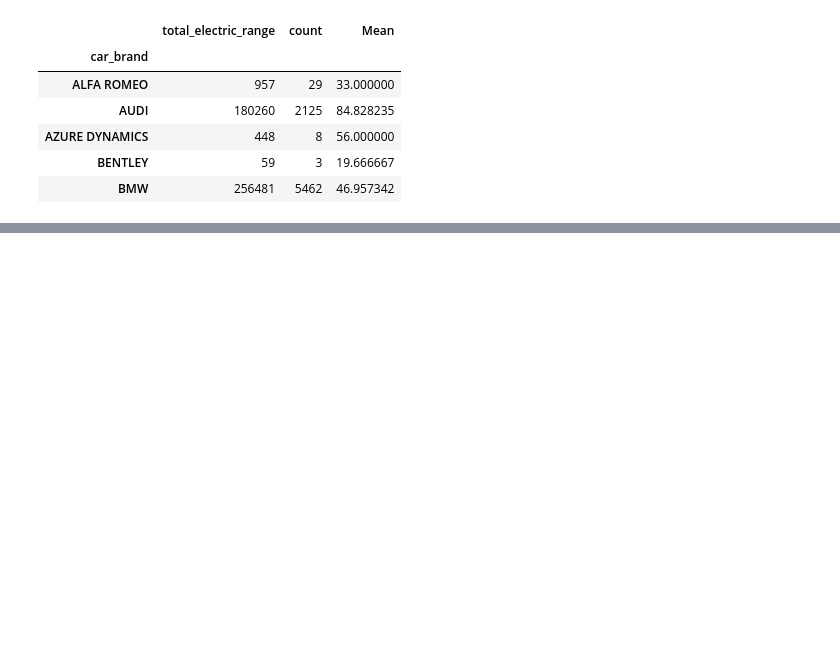
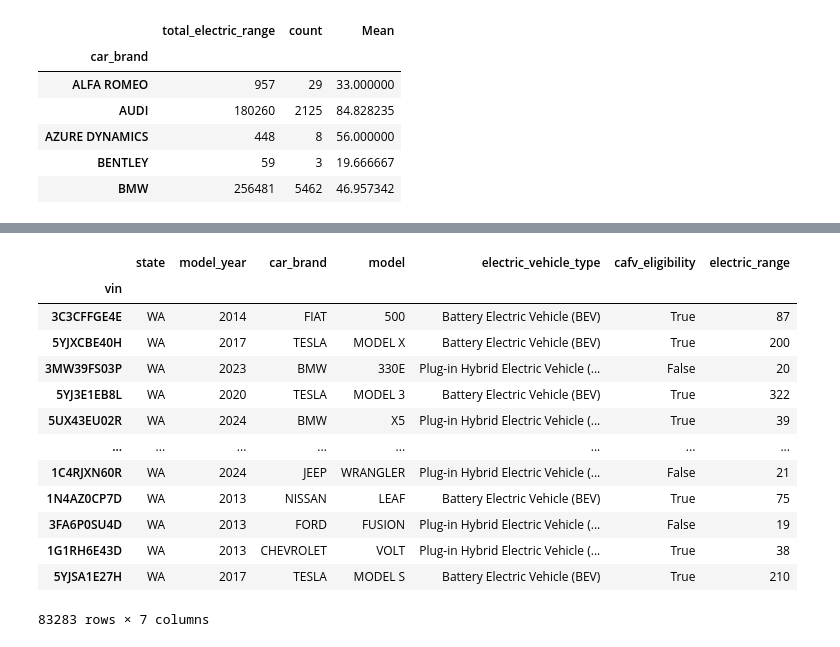
Before and after one commit to Manhatai/Data_Science_Excersises, a Jupyter notebook: Electric_vehicle_population.ipynb, the cells around one changed output, grey strips where cells are left out. Saved outputs shown, nothing was run; the diff lists cells and outputs as text; code cells hidden in the pictures; blank space fills up the shorter version.

```diff
--- a/Electric_vehicle_population.ipynb
+++ b/Electric_vehicle_population.ipynb
@@ -495,0 +528,18 @@ df_agg['Mean'].plot(kind='bar', figsize=(20, 12))
+# %%
+df['cafv_eligibility'] =  df['cafv_eligibility'].astype(bool)
+df
+# %% [output]
+|  | state | model_year | car_brand | model | electric_vehicle_type | cafv_eligibility | electric_range |
+| vin |  |  |  |  |  |  |  |
+| 3C3CFFGE4E | WA | 2014 | FIAT | 500 | Battery Electric Vehicle (BEV) | True | 87 |
+| 5YJXCBE40H | WA | 2017 | TESLA | MODEL X | Battery Electric Vehicle (BEV) | True | 200 |
+| 3MW39FS03P | WA | 2023 | BMW | 330E | Plug-in Hybrid Electric Vehicle (... | False | 20 |
+| 5YJ3E1EB8L | WA | 2020 | TESLA | MODEL 3 | Battery Electric Vehicle (BEV) | True | 322 |
+| 5UX43EU02R | WA | 2024 | BMW | X5 | Plug-in Hybrid Electric Vehicle (... | True | 39 |
+| ... | ... | ... | ... | ... | ... | ... | ... |
+| 1C4RJXN60R | WA | 2024 | JEEP | WRANGLER | Plug-in Hybrid Electric Vehicle (... | False | 21 |
+| 1N4AZ0CP7D | WA | 2013 | NISSAN | LEAF | Battery Electric Vehicle (BEV) | True | 75 |
+| 3FA6P0SU4D | WA | 2013 | FORD | FUSION | Plug-in Hybrid Electric Vehicle (... | False | 19 |
+| 1G1RH6E43D | WA | 2013 | CHEVROLET | VOLT | Plug-in Hybrid Electric Vehicle (... | True | 38 |
+| 5YJSA1E27H | WA | 2017 | TESLA | MODEL S | Battery Electric Vehicle (BEV) | True | 210 |
+83283 rows × 7 columns
```
Also changed, not shown: parts of 4 cells of this notebook.
